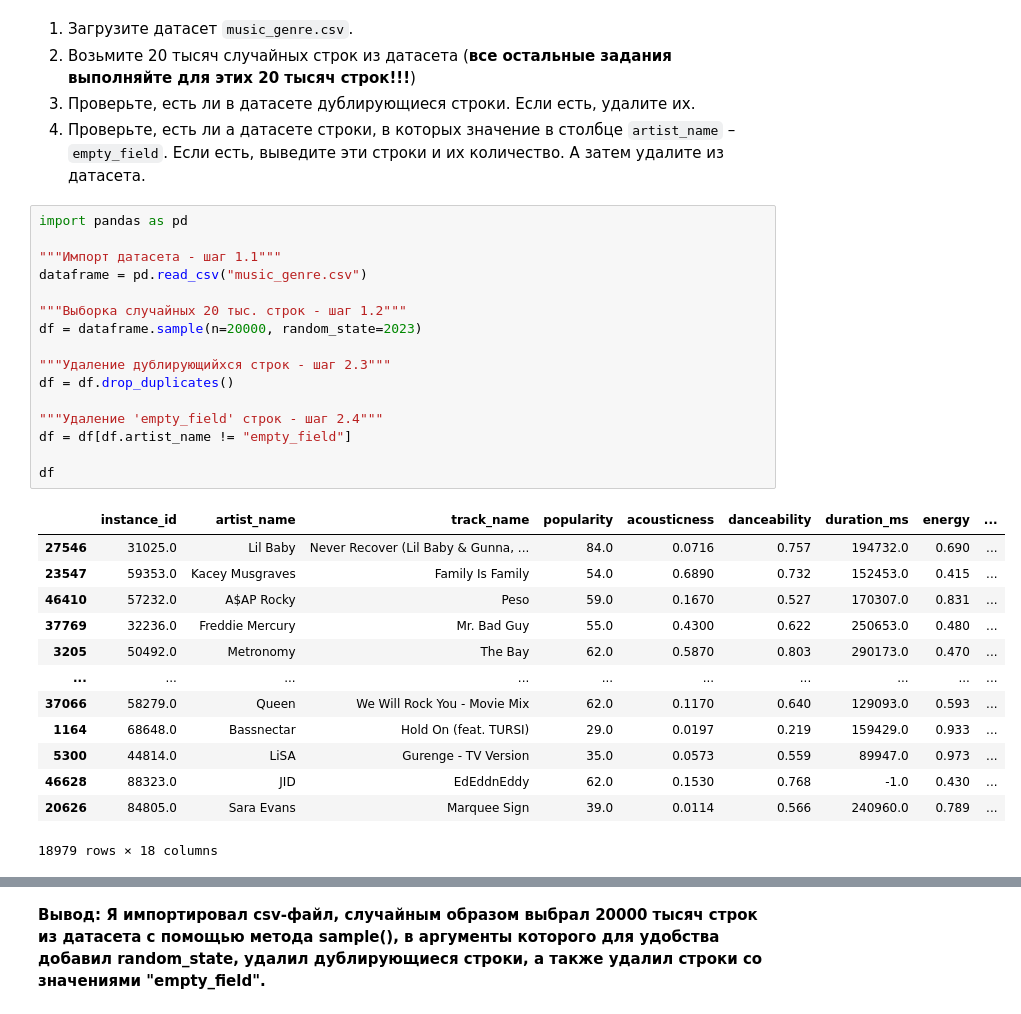
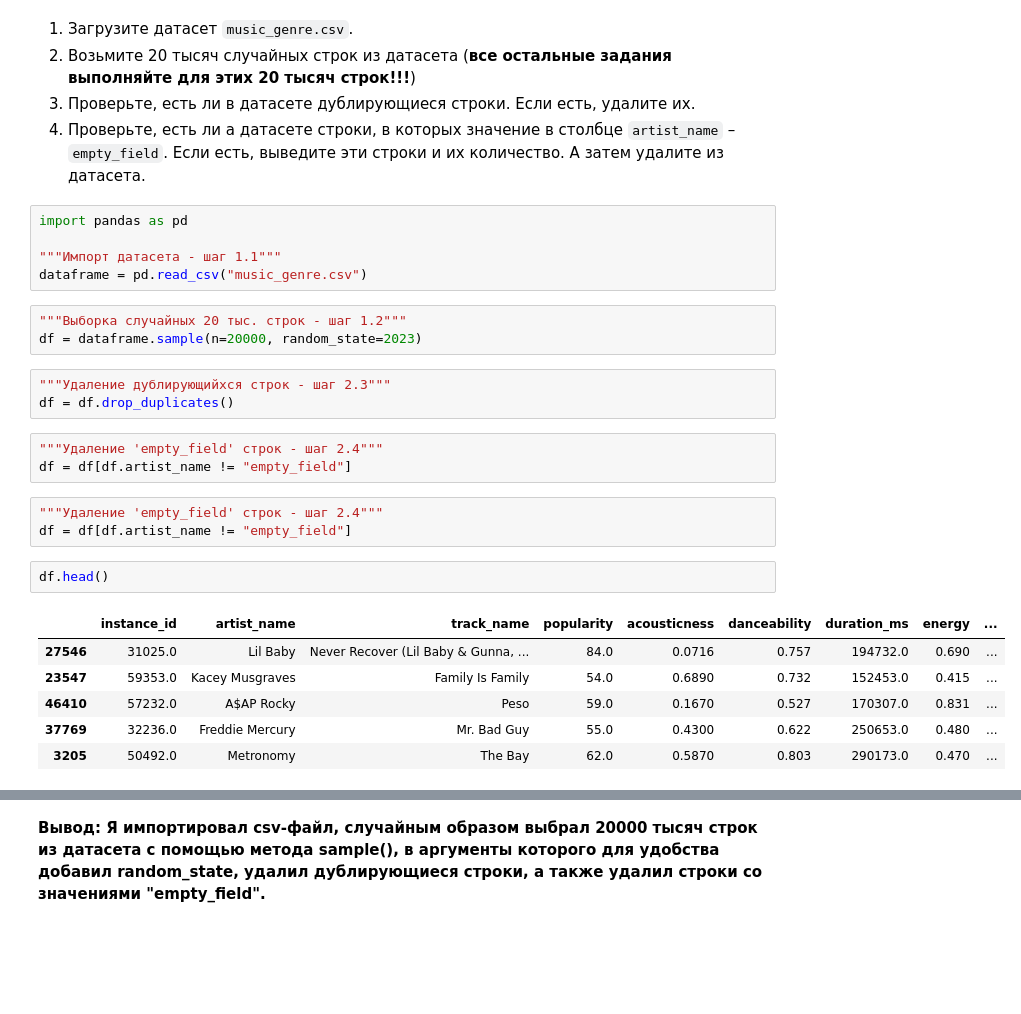
Before and after one commit to hellkirl/cs102, a Jupyter notebook: homework06/hw6_python.ipynb, the cells around one changed output, grey strips where cells are left out. Cells and saved outputs as stored; diff of their text form; blank space fills up the shorter version.

```diff
--- a/homework06/hw6_python.ipynb
+++ b/homework06/hw6_python.ipynb
@@ -43,33 +43,29 @@ warnings.filterwarnings("ignore", category=FutureWarning)
 2. Возьмите 20 тысяч случайных строк из датасета (**все остальные задания выполняйте для этих 20 тысяч строк!!!**)
 3. Проверьте, есть ли в датасете дублирующиеся строки. Если есть, удалите их.
 4. Проверьте, есть ли а датасете строки, в которых значение в столбце `artist_name` – `empty_field`. Если есть, выведите эти строки и их количество. А затем удалите из датасета.
+# %%
+import pandas as pd
+
+"""Импорт датасета - шаг 1.1"""
+dataframe = pd.read_csv("music_genre.csv")
 # %%
-import pandas as pd
-
-"""Импорт датасета - шаг 1.1"""
-dataframe = pd.read_csv("music_genre.csv")
-
 """Выборка случайных 20 тыс. строк - шаг 1.2"""
 df = dataframe.sample(n=20000, random_state=2023)
-
-"""Удаление дублирующийхся строк - шаг 2.3"""
-df = df.drop_duplicates()
-
-"""Удаление 'empty_field' строк - шаг 2.4"""
-df = df[df.artist_name != "empty_field"]
-
-df
-# %% [output]
-|  | instance_id | artist_name | track_name | popularity | acousticness | danceability | duration_ms | energy | ... |
-| 27546 | 31025.0 | Lil Baby | Never Recover (Lil Baby & Gunna, ... | 84.0 | 0.0716 | 0.757 | 194732.0 | 0.690 | ... |
-| 23547 | 59353.0 | Kacey Musgraves | Family Is Family | 54.0 | 0.6890 | 0.732 | 152453.0 | 0.415 | ... |
-| 46410 | 57232.0 | A$AP Rocky | Peso | 59.0 | 0.1670 | 0.527 | 170307.0 | 0.831 | ... |
-| 37769 | 32236.0 | Freddie Mercury | Mr. Bad Guy | 55.0 | 0.4300 | 0.622 | 250653.0 | 0.480 | ... |
-| 3205 | 50492.0 | Metronomy | The Bay | 62.0 | 0.5870 | 0.803 | 290173.0 | 0.470 | ... |
-| ... | ... | ... | ... | ... | ... | ... | ... | ... | ... |
-| 37066 | 58279.0 | Queen | We Will Rock You - Movie Mix | 62.0 | 0.1170 | 0.640 | 129093.0 | 0.593 | ... |
-| 1164 | 68648.0 | Bassnectar | Hold On (feat. TURSI) | 29.0 | 0.0197 | 0.219 | 159429.0 | 0.933 | ... |
-| 5300 | 44814.0 | LiSA | Gurenge - TV Version | 35.0 | 0.0573 | 0.559 | 89947.0 | 0.973 | ... |
-| 46628 | 88323.0 | JID | EdEddnEddy | 62.0 | 0.1530 | 0.768 | -1.0 | 0.430 | ... |
-| 20626 | 84805.0 | Sara Evans | Marquee Sign | 39.0 | 0.0114 | 0.566 | 240960.0 | 0.789 | ... |
-18979 rows × 18 columns
+# %%
+"""Удаление дублирующийхся строк - шаг 2.3"""
+df = df.drop_duplicates()
+# %%
+"""Удаление 'empty_field' строк - шаг 2.4"""
+df = df[df.artist_name != "empty_field"]
+# %%
+"""Удаление 'empty_field' строк - шаг 2.4"""
+df = df[df.artist_name != "empty_field"]
+# %%
+df.head()
+# %% [output]
+|  | instance_id | artist_name | track_name | popularity | acousticness | danceability | duration_ms | energy | ... |
+| 27546 | 31025.0 | Lil Baby | Never Recover (Lil Baby & Gunna, ... | 84.0 | 0.0716 | 0.757 | 194732.0 | 0.690 | ... |
+| 23547 | 59353.0 | Kacey Musgraves | Family Is Family | 54.0 | 0.6890 | 0.732 | 152453.0 | 0.415 | ... |
+| 46410 | 57232.0 | A$AP Rocky | Peso | 59.0 | 0.1670 | 0.527 | 170307.0 | 0.831 | ... |
+| 37769 | 32236.0 | Freddie Mercury | Mr. Bad Guy | 55.0 | 0.4300 | 0.622 | 250653.0 | 0.480 | ... |
+| 3205 | 50492.0 | Metronomy | The Bay | 62.0 | 0.5870 | 0.803 | 290173.0 | 0.470 | ... |
```
Also changed, not shown: parts of 14 cells of this notebook, 5 other files.
